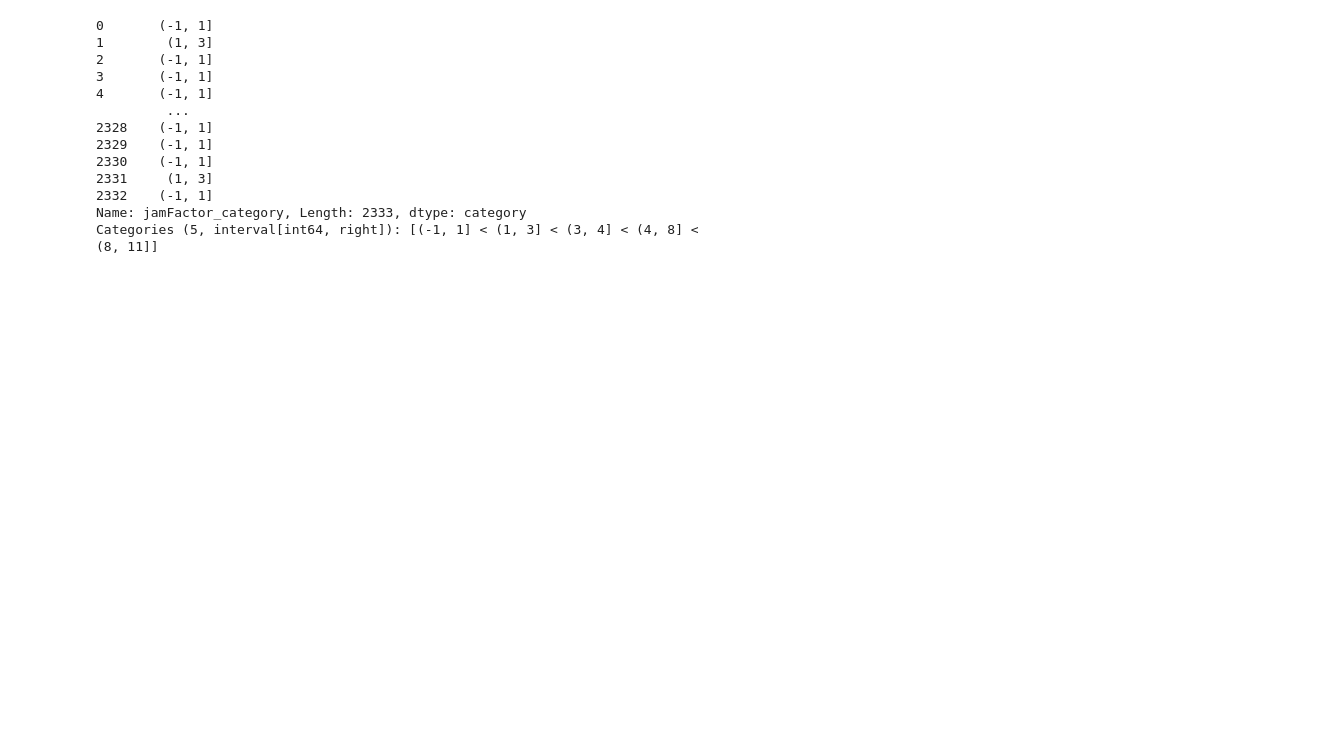
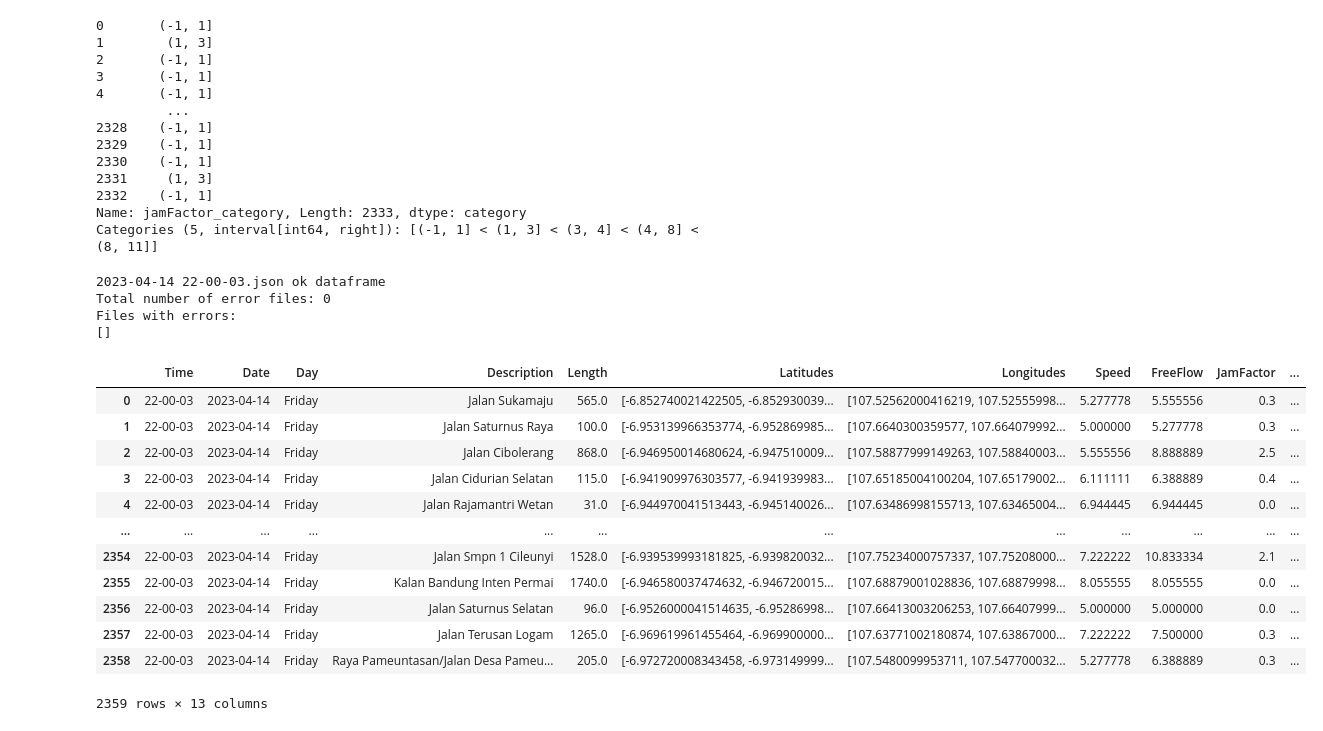
Before and after one commit to ditarnnt/Bandung-Traffic, a Jupyter notebook: Dataframe.ipynb, the cells around one changed output. Cells and saved outputs as stored; diff of their text form; code cells hidden in the pictures; blank space fills up the shorter version.

```diff
--- a/Dataframe.ipynb
+++ b/Dataframe.ipynb
@@ -257,12 +250,38 @@ def process_here_maps_outputs(directory_path, output_dir):
     # Get a list of all JSON files in the directory
     json_files = glob.glob(os.path.join(directory_path, '*.json'))
 
+    # Define empty DataFrame before the loop
+    df = pd.DataFrame(columns=['Time', 'Date', 'Day', 'Description', 'Length', 'Latitudes', 'Longitudes', 'Speed', 'FreeFlow', 'JamFactor'])
+    error_count = 0
+    error_files = []
+
     for json_file in json_files:
+        # Get the filename and parse the date and time
+        filename = os.path.basename(json_file)
+        date, time = os.path.splitext(filename)[0].split()
+        year, month, day = date.split('-')
+        hour, minute, second = time.split('-')
+
+        # Get the day of the week as a string
+        day_of_week = datetime.datetime(int(year), int(month), int(day)).strftime('%A')
+
         # Process each JSON file using the existing logic
         try:
-            df = dataframe(json_file)
+            df_temp = dataframe(json_file)
+            print(f'{filename} ok dataframe')
         except:
+            print(f'{filename} error dataframe')
+            error_count += 1
+            error_files.append(filename)
             continue
+
+        # Add the date, time, and day columns to the DataFrame
+        df_temp['Date'] = date
+        df_temp['Time'] = time
+        df_temp['Day'] = day_of_week
+
+        # Append to the DataFrame after processing each file
+        df = pd.concat([df, df_temp])
         if df is not None:
             geometry = [LineString(list(zip(row['Latitudes'], row['Longitudes']))) for _, row in df.iterrows()]
             gdf = gpd.GeoDataFrame(df, geometry=geometry)
@@ -274,8 +293,31 @@ def process_here_maps_outputs(directory_path, output_dir):
             html_filename = os.path.splitext(os.path.basename(json_file))[0] + '.html'
             html_path = os.path.join(output_dir, html_filename)
             plot_lines_on_folium(gdf, html_path, -6.905977, 107.613144, 13)
+
+    print(f'Total number of error files: {error_count}')
+    print("Files with errors:")
+    print(error_files)
+    return df
 # %%
-process_here_maps_outputs('E:\FASTRACK\SMT10\Bandung-Traffic', 'E:\FASTRACK\SMT10\Bandung-Traffic\html')
+process_here_maps_outputs('E:\FASTRACK\SMT10\Bandung-Traffic', 'E:\FASTRACK\SMT10\Bandung-Traffic\coba')
+# %% [output]
+2023-04-14 22-00-03.json ok dataframe
+Total number of error files: 0
+Files with errors:
+[]
+|  | Time | Date | Day | Description | Length | Latitudes | Longitudes | Speed | FreeFlow | JamFactor | ... |
+| 0 | 22-00-03 | 2023-04-14 | Friday | Jalan Sukamaju | 565.0 | [-6.852740021422505, -6.852930039... | [107.52562000416219, 107.52555998... | 5.277778 | 5.555556 | 0.3 | ... |
+| 1 | 22-00-03 | 2023-04-14 | Friday | Jalan Saturnus Raya | 100.0 | [-6.953139966353774, -6.952869985... | [107.6640300359577, 107.664079992... | 5.000000 | 5.277778 | 0.3 | ... |
+| 2 | 22-00-03 | 2023-04-14 | Friday | Jalan Cibolerang | 868.0 | [-6.946950014680624, -6.947510009... | [107.58877999149263, 107.58840003... | 5.555556 | 8.888889 | 2.5 | ... |
+| 3 | 22-00-03 | 2023-04-14 | Friday | Jalan Cidurian Selatan | 115.0 | [-6.941909976303577, -6.941939983... | [107.65185004100204, 107.65179002... | 6.111111 | 6.388889 | 0.4 | ... |
+| 4 | 22-00-03 | 2023-04-14 | Friday | Jalan Rajamantri Wetan | 31.0 | [-6.944970041513443, -6.945140026... | [107.63486998155713, 107.63465004... | 6.944445 | 6.944445 | 0.0 | ... |
+| ... | ... | ... | ... | ... | ... | ... | ... | ... | ... | ... | ... |
+| 2354 | 22-00-03 | 2023-04-14 | Friday | Jalan Smpn 1 Cileunyi | 1528.0 | [-6.939539993181825, -6.939820032... | [107.75234000757337, 107.75208000... | 7.222222 | 10.833334 | 2.1 | ... |
+| 2355 | 22-00-03 | 2023-04-14 | Friday | Kalan Bandung Inten Permai | 1740.0 | [-6.946580037474632, -6.946720015... | [107.68879001028836, 107.68879998... | 8.055555 | 8.055555 | 0.0 | ... |
+| 2356 | 22-00-03 | 2023-04-14 | Friday | Jalan Saturnus Selatan | 96.0 | [-6.9526000041514635, -6.95286998... | [107.66413003206253, 107.66407999... | 5.000000 | 5.000000 | 0.0 | ... |
+| 2357 | 22-00-03 | 2023-04-14 | Friday | Jalan Terusan Logam | 1265.0 | [-6.969619961455464, -6.969900000... | [107.63771002180874, 107.63867000... | 7.222222 | 7.500000 | 0.3 | ... |
+| 2358 | 22-00-03 | 2023-04-14 | Friday | Raya Pameuntasan/Jalan Desa Pameu... | 205.0 | [-6.972720008343458, -6.973149999... | [107.5480099953711, 107.547700032... | 5.277778 | 6.388889 | 0.3 | ... |
+2359 rows × 13 columns
 # %%
 # export html files (folium map) to png
 import os
```
Also changed, not shown: parts of 8 cells of this notebook.
